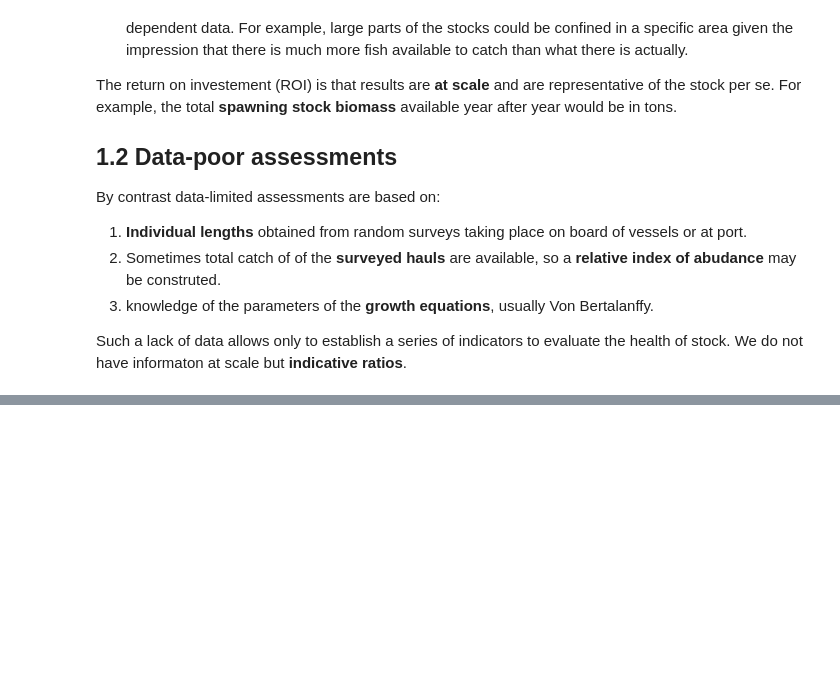
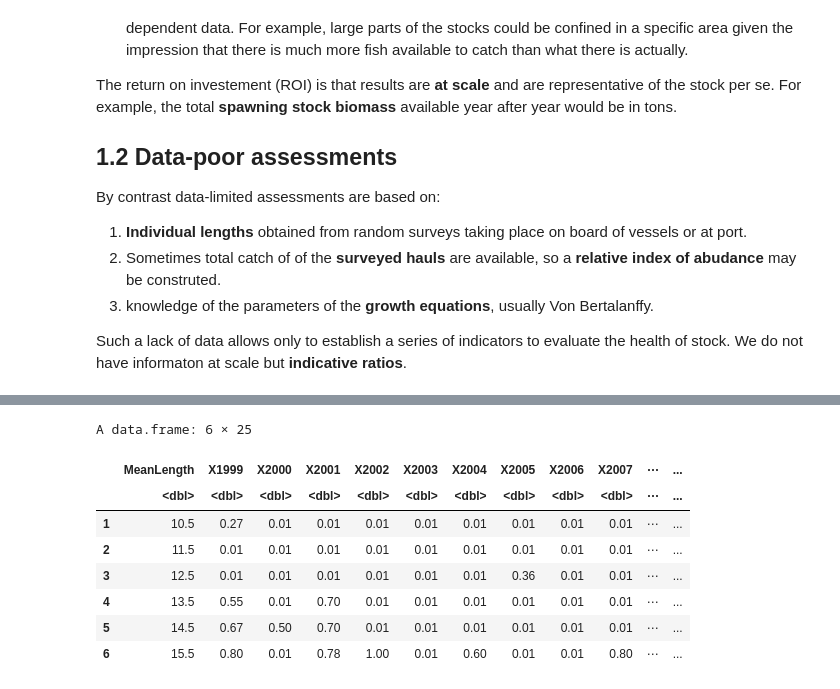
Before and after one commit to d2gex/lbm_seminary, a Jupyter notebook: R/lbms_workshop.ipynb, the cells around one changed output, grey strips where cells are left out. Saved outputs shown, nothing was run; the diff lists cells and outputs as text; code cells hidden in the pictures; blank space fills up the shorter version.

```diff
--- a/R/lbms_workshop.ipynb
+++ b/R/lbms_workshop.ipynb
@@ -160,0 +186,12 @@ ERROR: Error in library("openxlsx"): there is no package called ‘openxlsx’
+# %%
+head(catch_weight_data$weight)
+# %% [output]
+A data.frame: 6 × 25
+|  | MeanLength | X1999 | X2000 | X2001 | X2002 | X2003 | X2004 | X2005 | X2006 | X2007 | ⋯ | ... |
+|  | <dbl> | <dbl> | <dbl> | <dbl> | <dbl> | <dbl> | <dbl> | <dbl> | <dbl> | <dbl> | ⋯ | ... |
+| 1 | 10.5 | 0.27 | 0.01 | 0.01 | 0.01 | 0.01 | 0.01 | 0.01 | 0.01 | 0.01 | ⋯ | ... |
+| 2 | 11.5 | 0.01 | 0.01 | 0.01 | 0.01 | 0.01 | 0.01 | 0.01 | 0.01 | 0.01 | ⋯ | ... |
+| 3 | 12.5 | 0.01 | 0.01 | 0.01 | 0.01 | 0.01 | 0.01 | 0.36 | 0.01 | 0.01 | ⋯ | ... |
+| 4 | 13.5 | 0.55 | 0.01 | 0.70 | 0.01 | 0.01 | 0.01 | 0.01 | 0.01 | 0.01 | ⋯ | ... |
+| 5 | 14.5 | 0.67 | 0.50 | 0.70 | 0.01 | 0.01 | 0.01 | 0.01 | 0.01 | 0.01 | ⋯ | ... |
+| 6 | 15.5 | 0.80 | 0.01 | 0.78 | 1.00 | 0.01 | 0.60 | 0.01 | 0.01 | 0.80 | ⋯ | ... |
```
Also changed, not shown: parts of 16 cells of this notebook.
